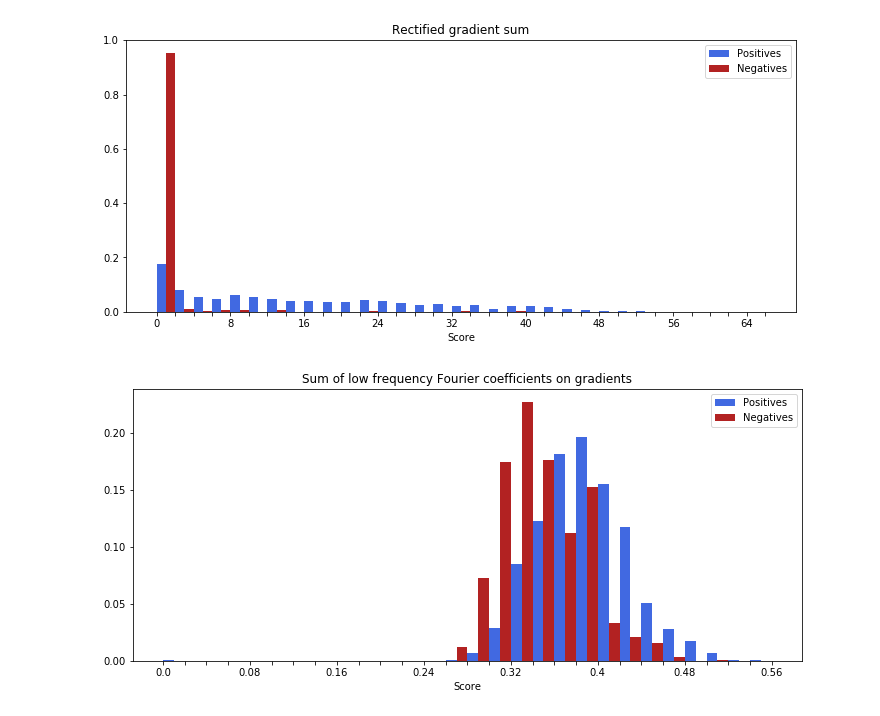
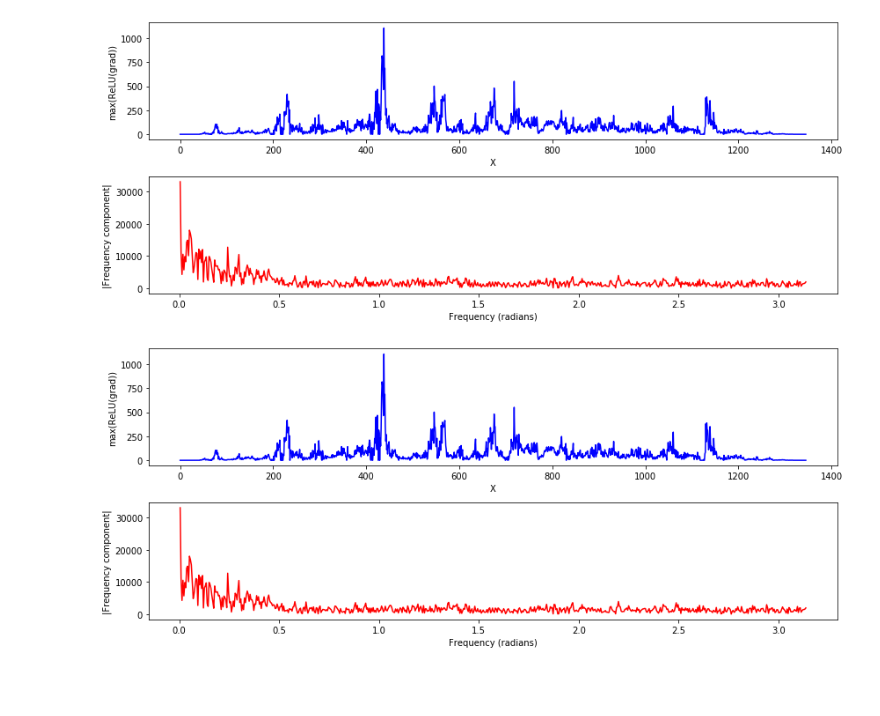
Before and after one commit to amtseng/fourier_attribution_priors, a Jupyter notebook: notebooks/input_gradients.ipynb, the cells around one changed output. Drawn from its saved outputs; the diff is of its cells as text; code cells hidden in the pictures; blank space fills up the shorter version.

```diff
--- a/notebooks/input_gradients.ipynb
+++ b/notebooks/input_gradients.ipynb
@@ -164,3 +221,9 @@ print(mags[:10])
+# %%
+plot_grad_and_fft(neg_prof_grads[0])
+plot_grad_and_fft(neg_counts_grads[0])
+# %% [output]
+[figure, added]
+[figure, added]
 # %%
 def grad_score_neg(grad):
     """
@@ -212,8 +278,3 @@ def plot_score_distributions(pos_grads, neg_grads):
         colors=["royalblue", "firebrick"],
         title="Sum of low frequency Fourier coefficients on gradients", xlabel="Score"
     )
-# %%
-plot_score_distributions(pos_grads, neg_grads)
-# %% [output]
-[figure, removed]
-[figure, removed]
```
Also changed, not shown: parts of 28 cells of this notebook, 3 other files.
